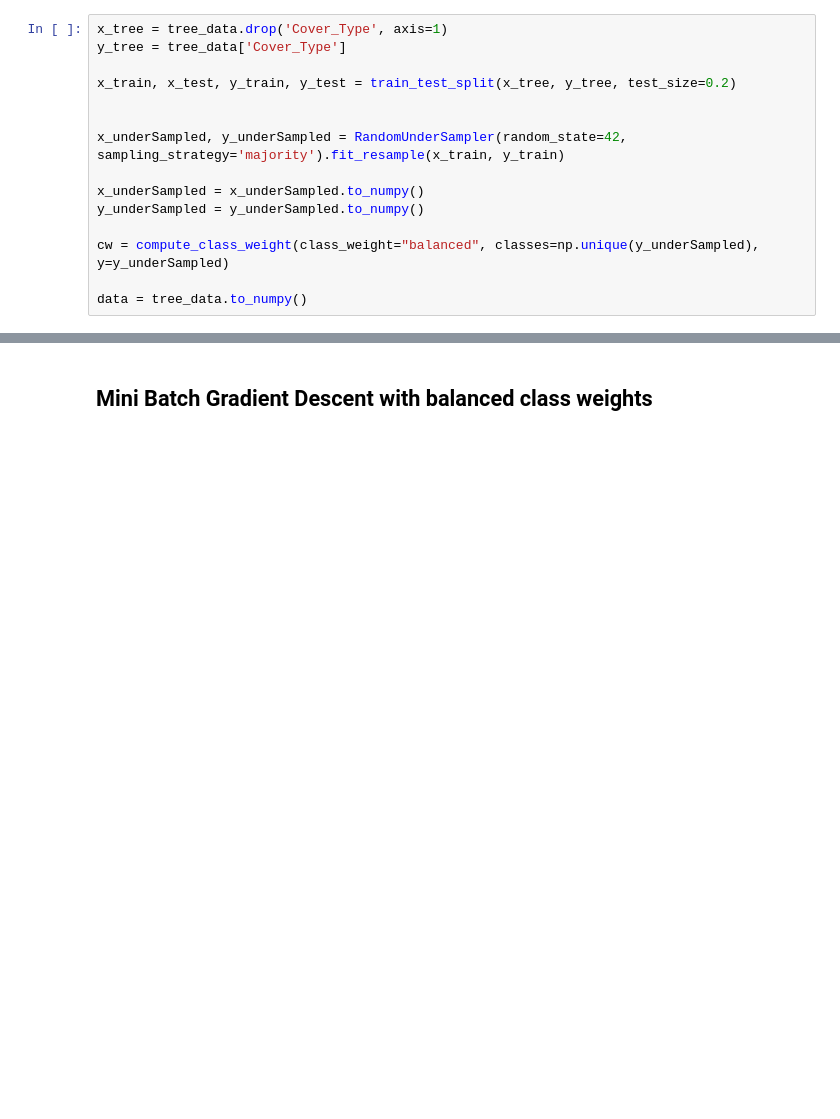
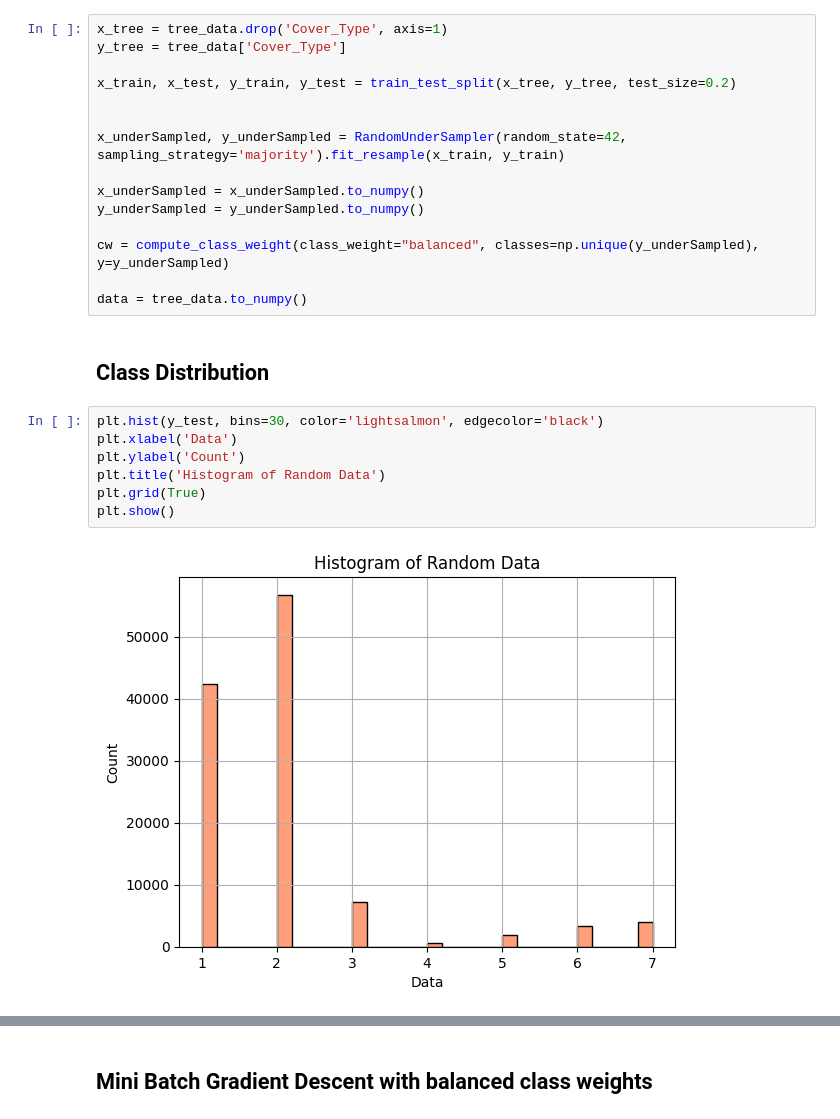
Before and after one commit to Sb4345/CSCI-635-1-Group-5, a Jupyter notebook: code/notebooks/logisticRegression.ipynb, the cells around one changed output, grey strips where cells are left out. Cells and saved outputs as stored; diff of their text form; blank space fills up the shorter version.

```diff
--- a/code/notebooks/logisticRegression.ipynb
+++ b/code/notebooks/logisticRegression.ipynb
@@ -58,4 +61,15 @@ y_underSampled = y_underSampled.to_numpy()
 cw = compute_class_weight(class_weight="balanced", classes=np.unique(y_underSampled), y=y_underSampled)
 
 data = tree_data.to_numpy()
+# %% [markdown]
+## Class Distribution
+# %%
+plt.hist(y_test, bins=30, color='lightsalmon', edgecolor='black')
+plt.xlabel('Data')
+plt.ylabel('Count')
+plt.title('Histogram of Random Data')
+plt.grid(True)
+plt.show()
+# %% [output]
+[figure, added]
 # %%
```
Also changed, not shown: parts of 24 cells of this notebook, 2 other files.
